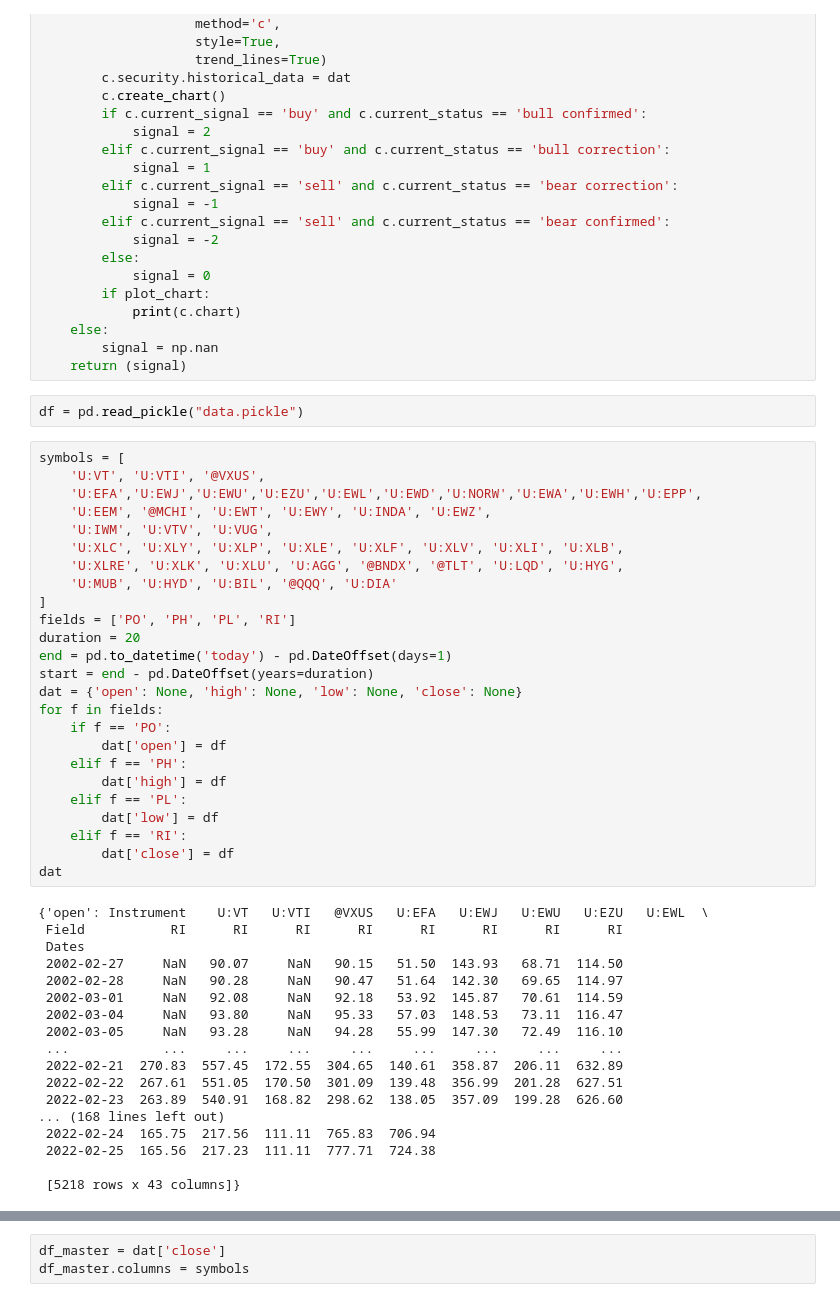
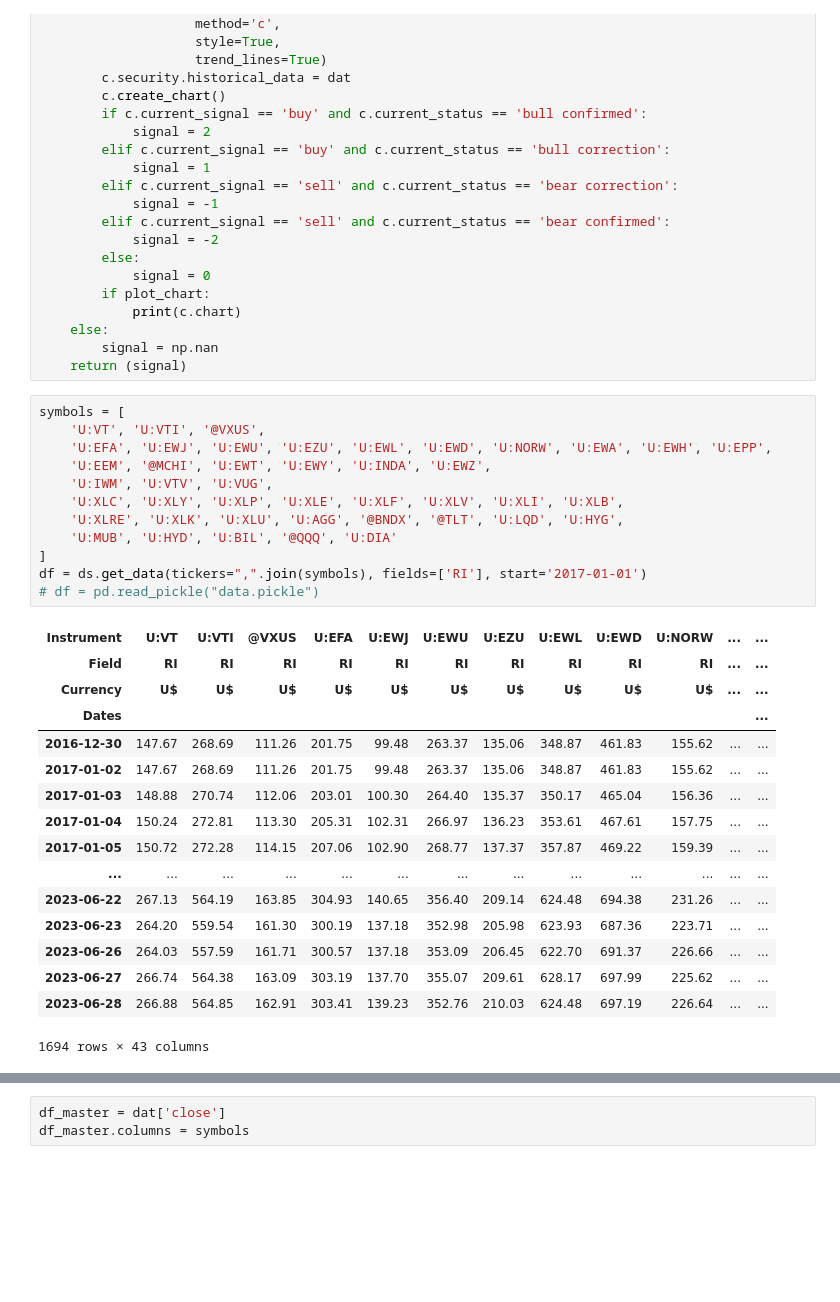
Before and after one commit to ha2209/dw_example, a Jupyter notebook: dw_example.ipynb, the cells around one changed output, grey strips where cells are left out. Saved outputs shown, nothing was run; the diff lists cells and outputs as text; blank space fills up the shorter version.

```diff
--- a/dw_example.ipynb
+++ b/dw_example.ipynb
@@ -54,48 +55,32 @@ def pnf_signal(df, plot_chart=False, min_period=100):
     else:
         signal = np.nan
     return (signal)
-# %%
-df = pd.read_pickle("data.pickle")
 # %%
 symbols = [
     'U:VT', 'U:VTI', '@VXUS',
-    'U:EFA','U:EWJ','U:EWU','U:EZU','U:EWL','U:EWD','U:NORW','U:EWA','U:EWH','U:EPP',
+    'U:EFA', 'U:EWJ', 'U:EWU', 'U:EZU', 'U:EWL', 'U:EWD', 'U:NORW', 'U:EWA', 'U:EWH', 'U:EPP',
     'U:EEM', '@MCHI', 'U:EWT', 'U:EWY', 'U:INDA', 'U:EWZ',
     'U:IWM', 'U:VTV', 'U:VUG',
     'U:XLC', 'U:XLY', 'U:XLP', 'U:XLE', 'U:XLF', 'U:XLV', 'U:XLI', 'U:XLB',
     'U:XLRE', 'U:XLK', 'U:XLU', 'U:AGG', '@BNDX', '@TLT', 'U:LQD', 'U:HYG',
     'U:MUB', 'U:HYD', 'U:BIL', '@QQQ', 'U:DIA'
 ]
-fields = ['PO', 'PH', 'PL', 'RI']
-duration = 20
-end = pd.to_datetime('today') - pd.DateOffset(days=1)
-start = end - pd.DateOffset(years=duration)
-dat = {'open': None, 'high': None, 'low': None, 'close': None}
-for f in fields:
-    if f == 'PO':
-        dat['open'] = df
-    elif f == 'PH':
-        dat['high'] = df
-    elif f == 'PL':
-        dat['low'] = df
-    elif f == 'RI':
-        dat['close'] = df
-dat
+df = ds.get_data(tickers=",".join(symbols), fields=['RI'], start='2017-01-01')
+# df = pd.read_pickle("data.pickle")
 # %% [output]
+| Instrument | U:VT | U:VTI | @VXUS | U:EFA | U:EWJ | U:EWU | U:EZU | U:EWL | U:EWD | U:NORW | ... | ... |
+| Field | RI | RI | RI | RI | RI | RI | RI | RI | RI | RI | ... | ... |
+| Currency | U$ | U$ | U$ | U$ | U$ | U$ | U$ | U$ | U$ | U$ | ... | ... |
+| Dates |  |  |  |  |  |  |  |  |  |  |  | ... |
+| 2016-12-30 | 147.67 | 268.69 | 111.26 | 201.75 | 99.48 | 263.37 | 135.06 | 348.87 | 461.83 | 155.62 | ... | ... |
+| 2017-01-02 | 147.67 | 268.69 | 111.26 | 201.75 | 99.48 | 263.37 | 135.06 | 348.87 | 461.83 | 155.62 | ... | ... |
+| 2017-01-03 | 148.88 | 270.74 | 112.06 | 203.01 | 100.30 | 264.40 | 135.37 | 350.17 | 465.04 | 156.36 | ... | ... |
+| 2017-01-04 | 150.24 | 272.81 | 113.30 | 205.31 | 102.31 | 266.97 | 136.23 | 353.61 | 467.61 | 157.75 | ... | ... |
+| 2017-01-05 | 150.72 | 272.28 | 114.15 | 207.06 | 102.90 | 268.77 | 137.37 | 357.87 | 469.22 | 159.39 | ... | ... |
+| ... | ... | ... | ... | ... | ... | ... | ... | ... | ... | ... | ... | ... |
+| 2023-06-22 | 267.13 | 564.19 | 163.85 | 304.93 | 140.65 | 356.40 | 209.14 | 624.48 | 694.38 | 231.26 | ... | ... |
+| 2023-06-23 | 264.20 | 559.54 | 161.30 | 300.19 | 137.18 | 352.98 | 205.98 | 623.93 | 687.36 | 223.71 | ... | ... |
+| 2023-06-26 | 264.03 | 557.59 | 161.71 | 300.57 | 137.18 | 353.09 | 206.45 | 622.70 | 691.37 | 226.66 | ... | ... |
+| 2023-06-27 | 266.74 | 564.38 | 163.09 | 303.19 | 137.70 | 355.07 | 209.61 | 628.17 | 697.99 | 225.62 | ... | ... |
+| 2023-06-28 | 266.88 | 564.85 | 162.91 | 303.41 | 139.23 | 352.76 | 210.03 | 624.48 | 697.19 | 226.64 | ... | ... |
-{'open': Instrument    U:VT   U:VTI   @VXUS   U:EFA   U:EWJ   U:EWU   U:EZU   U:EWL  \
- Field           RI      RI      RI      RI      RI      RI      RI      RI
- Dates
- 2002-02-27     NaN   90.07     NaN   90.15   51.50  143.93   68.71  114.50
- 2002-02-28     NaN   90.28     NaN   90.47   51.64  142.30   69.65  114.97
- 2002-03-01     NaN   92.08     NaN   92.18   53.92  145.87   70.61  114.59
- 2002-03-04     NaN   93.80     NaN   95.33   57.03  148.53   73.11  116.47
- 2002-03-05     NaN   93.28     NaN   94.28   55.99  147.30   72.49  116.10
- ...            ...     ...     ...     ...     ...     ...     ...     ...
- 2022-02-21  270.83  557.45  172.55  304.65  140.61  358.87  206.11  632.89
- 2022-02-22  267.61  551.05  170.50  301.09  139.48  356.99  201.28  627.51
- 2022-02-23  263.89  540.91  168.82  298.62  138.05  357.09  199.28  626.60
-... (168 lines left out)
- 2022-02-24  165.75  217.56  111.11  765.83  706.94
- 2022-02-25  165.56  217.23  111.11  777.71  724.38
-
- [5218 rows x 43 columns]}
+1694 rows × 43 columns
```
Also changed, not shown: parts of 3 cells of this notebook, 1 other file.
